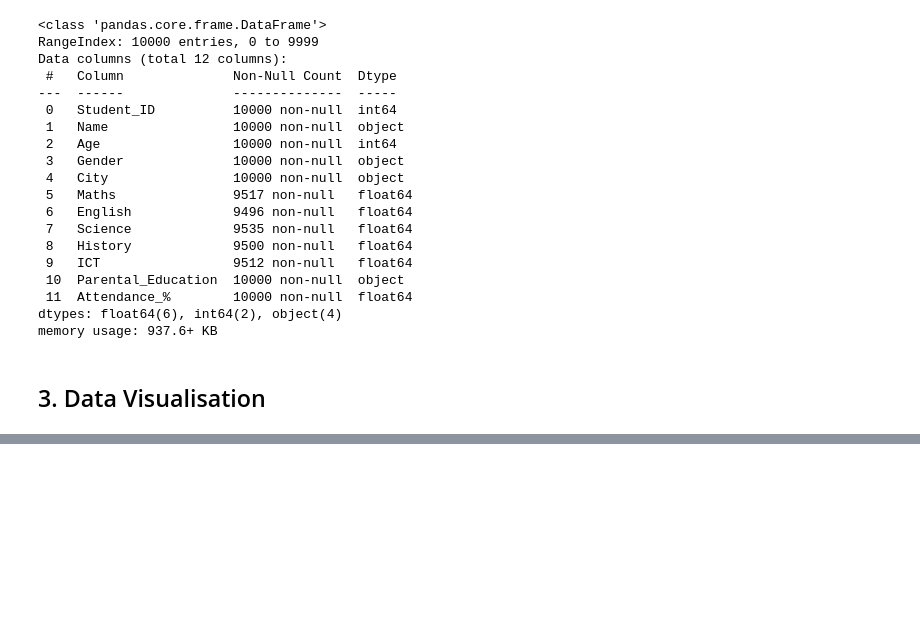
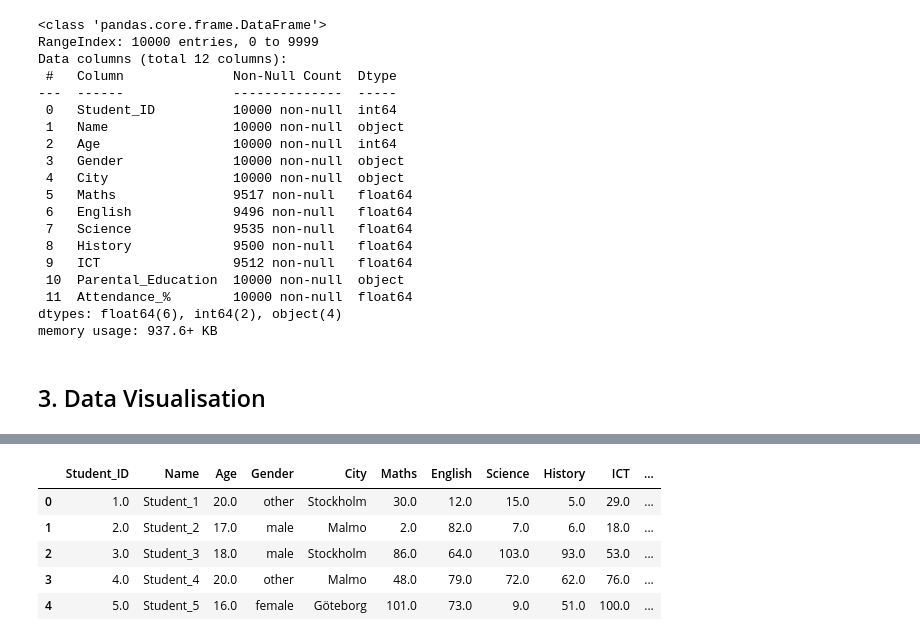
Before and after one commit to Kalungup/student-performance-analytics, a Jupyter notebook: Student_Performance _ Analytics.ipynb, the cells around one changed output, grey strips where cells are left out. Saved outputs shown, nothing was run; the diff lists cells and outputs as text; code cells hidden in the pictures; blank space fills up the shorter version.

```diff
--- a/Student_Performance _ Analytics.ipynb
+++ b/Student_Performance _ Analytics.ipynb
@@ -304,0 +322,11 @@ plt.show()
+# %%
+df['Total_Marks'] = df[subjects].sum(axis=1)
+# %%
+df.head()
+# %% [output]
+|  | Student_ID | Name | Age | Gender | City | Maths | English | Science | History | ICT | ... |
+| 0 | 1.0 | Student_1 | 20.0 | other | Stockholm | 30.0 | 12.0 | 15.0 | 5.0 | 29.0 | ... |
+| 1 | 2.0 | Student_2 | 17.0 | male | Malmo | 2.0 | 82.0 | 7.0 | 6.0 | 18.0 | ... |
+| 2 | 3.0 | Student_3 | 18.0 | male | Stockholm | 86.0 | 64.0 | 103.0 | 93.0 | 53.0 | ... |
+| 3 | 4.0 | Student_4 | 20.0 | other | Malmo | 48.0 | 79.0 | 72.0 | 62.0 | 76.0 | ... |
+| 4 | 5.0 | Student_5 | 16.0 | female | Göteborg | 101.0 | 73.0 | 9.0 | 51.0 | 100.0 | ... |
```
Also changed, not shown: parts of 11 cells of this notebook.
